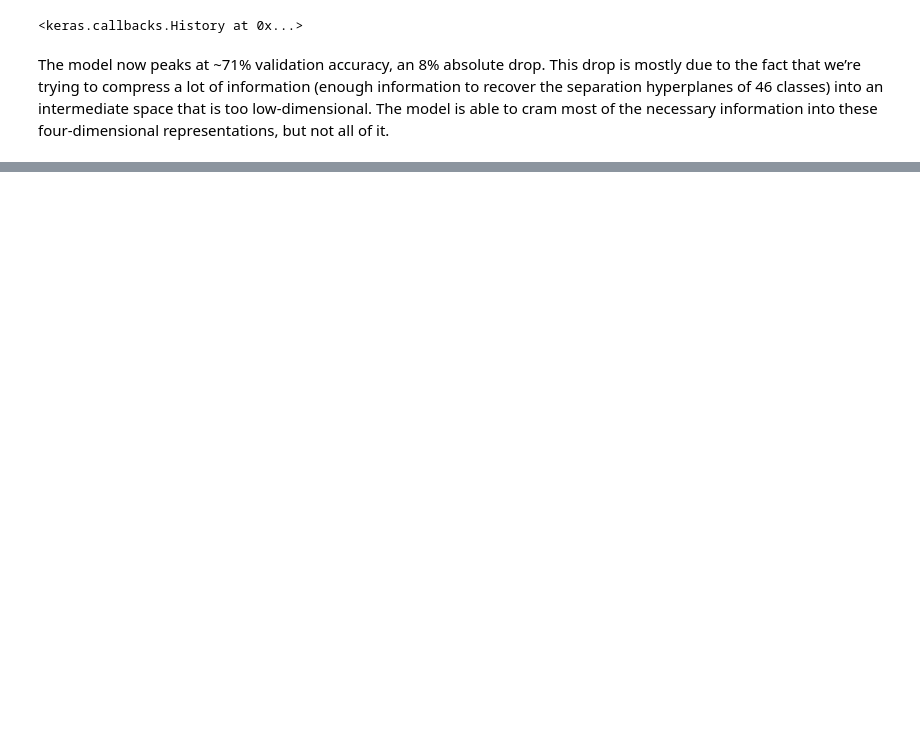
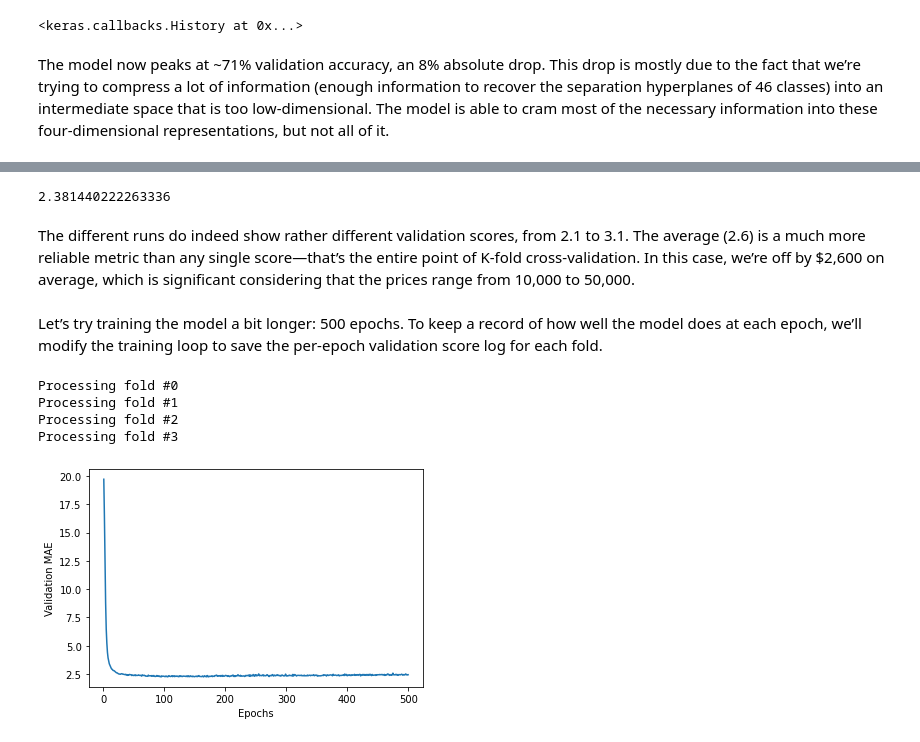
Before and after one commit to dgbaenar/deep-learning-with-tensorflow, a Jupyter notebook: Learning_Tensorflow_Chapter_4.ipynb, the cells around one changed output, grey strips where cells are left out. Saved outputs shown, nothing was run; the diff lists cells and outputs as text; code cells hidden in the pictures; blank space fills up the shorter version.

Commit message:
House prices predictions

```diff
--- a/Learning_Tensorflow_Chapter_4.ipynb
+++ b/Learning_Tensorflow_Chapter_4.ipynb
@@ -506,0 +576,13 @@ The model now peaks at ~71% validation accuracy, an 8% absolute drop. This drop
+# %%
+from tensorflow import keras
+from tensorflow.keras import layers
+
+
+def build_model():
+    model = keras.Sequential([
+        layers.Dense(64, activation="relu"),
+        layers.Dense(64, activation="relu"),
+        layers.Dense(1)
+    ])
+    model.compile(optimizer="rmsprop", loss="mse", metrics=["mae"])
+    return model
@@ -506,0 +633,46 @@ The model now peaks at ~71% validation accuracy, an 8% absolute drop. This drop
+# %%
+np.mean(all_scores)
+# %% [output]
+2.381440222263336
+# %% [markdown]
+The different runs do indeed show rather different validation scores, from 2.1 to 3.1. The average (2.6) is a much more reliable metric than any single score—that’s the entire point of K-fold cross-validation. In this case, we’re off by $2,600 on average, which is significant considering that the prices range from 10,000 to 50,000.
+# %% [markdown]
+Let’s try training the model a bit longer: 500 epochs. To keep a record of how well the model does at each epoch, we’ll modify the training loop to save the per-epoch validation score log for each fold.
+# %%
+num_epochs = 500
+all_mae_histories = []
+for i in range(k):
+    print(f"Processing fold #{i}")
+    val_data = train_data[i * num_val_samples: (i + 1) * num_val_samples]
+    val_targets = train_targets[i * num_val_samples: (i + 1) * num_val_samples]
+    partial_train_data = np.concatenate(
+        [train_data[:i * num_val_samples],
+         train_data[(i + 1) * num_val_samples:]],
+        axis=0)
+    partial_train_targets = np.concatenate(
+        [train_targets[:i * num_val_samples],
+         train_targets[(i + 1) * num_val_samples:]],
+        axis=0)
+    model = build_model()
+    history = model.fit(partial_train_data, partial_train_targets,
+                        validation_data=(val_data, val_targets),
+                        epochs=num_epochs, batch_size=16, verbose=0)
+    mae_history = history.history["val_mae"]
+    all_mae_histories.append(mae_history)
+# %% [output]
+Processing fold #0
+Processing fold #1
+Processing fold #2
+Processing fold #3
+# %%
+average_mae_history = [
+    np.mean([x[i] for x in all_mae_histories]) for i in range(num_epochs)]
+# %%
+import matplotlib.pyplot as plt
+
+plt.plot(range(1, len(average_mae_history) + 1), average_mae_history)
+plt.xlabel("Epochs")
+plt.ylabel("Validation MAE")
+plt.show()
+# %% [output]
+[figure, added]
```
Also changed, not shown: parts of 25 cells of this notebook.
